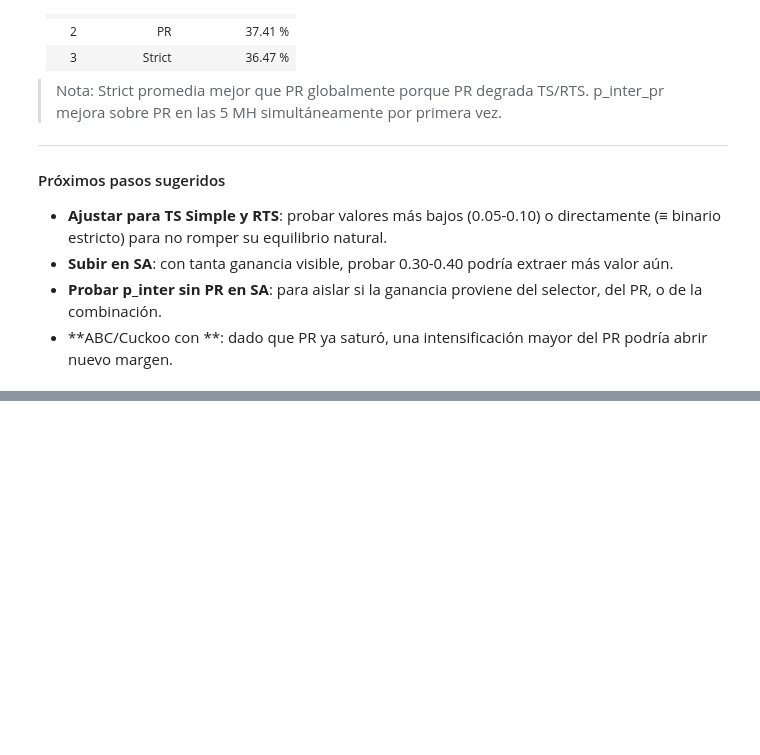
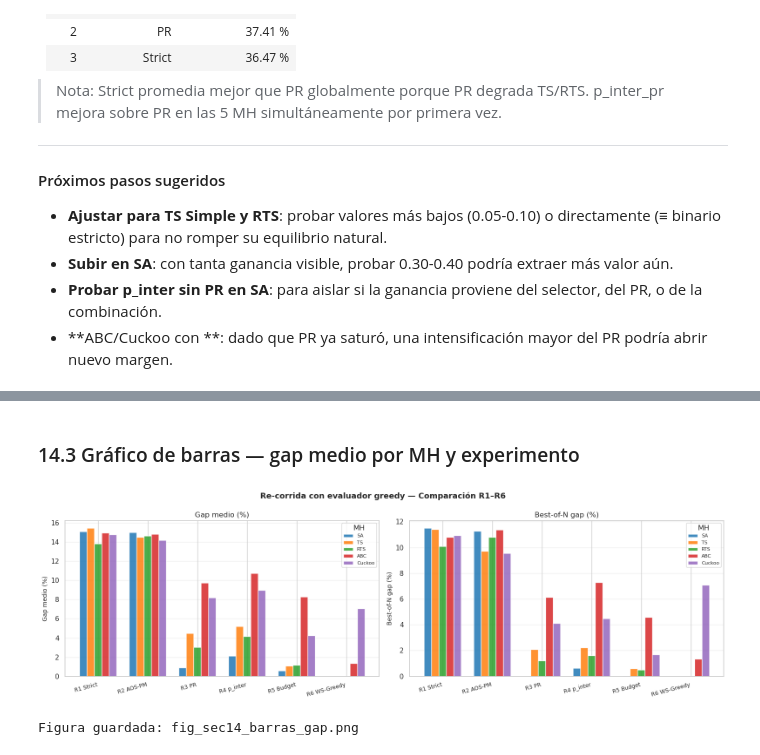
Before and after one commit to Alhely/MetaCARP_Proyecto, a Jupyter notebook: analisis_operadores_20260520/analisis_exploratorio_operadores.ipynb, the cells around one changed output, grey strips where cells are left out. Cells and saved outputs as stored; diff of their text form; code cells hidden in the pictures; blank space fills up the shorter version.

```diff
--- a/analisis_operadores_20260520/analisis_exploratorio_operadores.ipynb
+++ b/analisis_operadores_20260520/analisis_exploratorio_operadores.ipynb
@@ -2252,0 +2417,37 @@ consistentemente sobre el experimento PR en todas las MH.**
+# %% [markdown]
+### 14.3 Gráfico de barras — gap medio por MH y experimento
+# %%
+fig, axes = plt.subplots(1, 2, figsize=(16, 5), sharey=False)
+
+exps_orden = [e for e in EXPS_14 if e in datos14]
+x = np.arange(len(exps_orden))
+width = 0.15
+
+for ax_idx, (ax, metric, title) in enumerate(zip(
+    axes,
+    ['Media %', 'BoN %'],
+    ['Gap medio (%)', 'Best-of-N gap (%)']
+)):
+    for i, mh in enumerate(ORDER_MH):
+        vals = [tabla14[(tabla14.Experimento == e) & (tabla14.MH == mh)][metric].values
+                for e in exps_orden]
+        vals = [v[0] if len(v) > 0 else np.nan for v in vals]
+        ax.bar(x + i * width, vals, width, label=mh,
+               color=COLOR_MH[mh], alpha=0.85, edgecolor='white')
+    ax.set_xticks(x + width * 2)
+    ax.set_xticklabels(exps_orden, rotation=15, ha='right', fontsize=9)
+    ax.set_ylabel(title)
+    ax.set_title(title)
+    ax.legend(title='MH', fontsize=8)
+    ax.yaxis.set_minor_locator(mticker.AutoMinorLocator())
+    ax.grid(axis='y', alpha=0.3)
+    ax.axhline(0, color='black', linewidth=0.8)
+
+fig.suptitle('Re-corrida con evaluador greedy — Comparación R1–R6', fontsize=13, fontweight='bold')
+plt.tight_layout()
+plt.savefig('fig_sec14_barras_gap.png', dpi=150, bbox_inches='tight')
+plt.show()
+print("Figura guardada: fig_sec14_barras_gap.png")
+# %% [output]
+[figure, added]
+Figura guardada: fig_sec14_barras_gap.png
```
Also changed, not shown: parts of 15 cells of this notebook, 5 other files.
